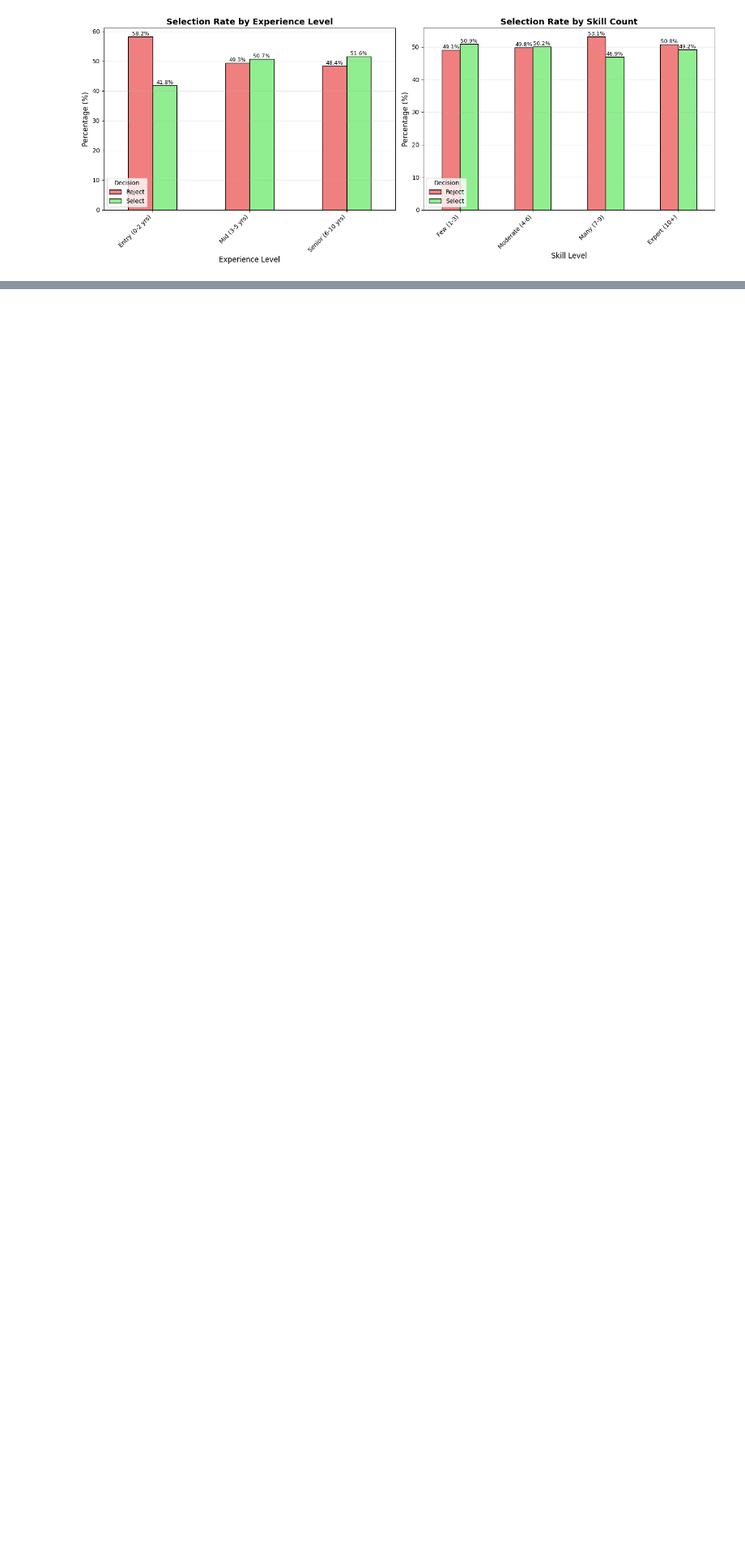
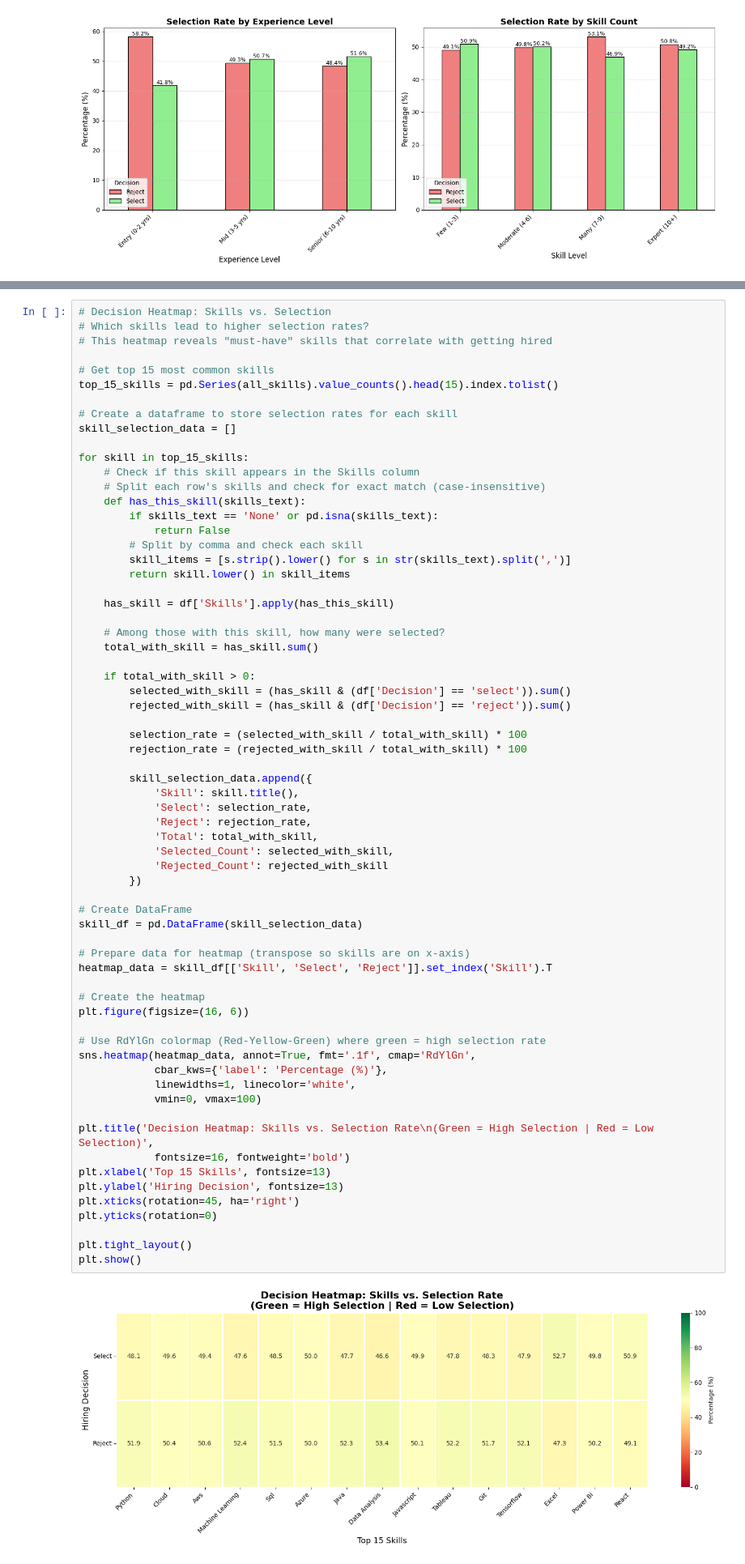
Before and after one commit to jakeleesh/resume-classification, a Jupyter notebook: resume_classification.ipynb, the cells around one changed output, grey strips where cells are left out. Shown at 81% size. Saved outputs shown, nothing was run; the diff lists cells and outputs as text; blank space fills up the shorter version.

Commit message:
feat: Create heatmap to see what skills increase chances of selection

```diff
--- a/resume_classification.ipynb
+++ b/resume_classification.ipynb
@@ -513,0 +515,68 @@ plt.show()
+# %%
+# Decision Heatmap: Skills vs. Selection
+# Which skills lead to higher selection rates?
+# This heatmap reveals "must-have" skills that correlate with getting hired
+
+# Get top 15 most common skills
+top_15_skills = pd.Series(all_skills).value_counts().head(15).index.tolist()
+
+# Create a dataframe to store selection rates for each skill
+skill_selection_data = []
+
+for skill in top_15_skills:
+    # Check if this skill appears in the Skills column
+    # Split each row's skills and check for exact match (case-insensitive)
+    def has_this_skill(skills_text):
+        if skills_text == 'None' or pd.isna(skills_text):
+            return False
+        # Split by comma and check each skill
+        skill_items = [s.strip().lower() for s in str(skills_text).split(',')]
+        return skill.lower() in skill_items
+
+    has_skill = df['Skills'].apply(has_this_skill)
+
+    # Among those with this skill, how many were selected?
+    total_with_skill = has_skill.sum()
+
+    if total_with_skill > 0:
+        selected_with_skill = (has_skill & (df['Decision'] == 'select')).sum()
+        rejected_with_skill = (has_skill & (df['Decision'] == 'reject')).sum()
+
+        selection_rate = (selected_with_skill / total_with_skill) * 100
+        rejection_rate = (rejected_with_skill / total_with_skill) * 100
+
+        skill_selection_data.append({
+            'Skill': skill.title(),
+            'Select': selection_rate,
+            'Reject': rejection_rate,
+            'Total': total_with_skill,
+            'Selected_Count': selected_with_skill,
+            'Rejected_Count': rejected_with_skill
+        })
+
+# Create DataFrame
+skill_df = pd.DataFrame(skill_selection_data)
+
+# Prepare data for heatmap (transpose so skills are on x-axis)
+heatmap_data = skill_df[['Skill', 'Select', 'Reject']].set_index('Skill').T
+
+# Create the heatmap
+plt.figure(figsize=(16, 6))
+
+# Use RdYlGn colormap (Red-Yellow-Green) where green = high selection rate
+sns.heatmap(heatmap_data, annot=True, fmt='.1f', cmap='RdYlGn',
+            cbar_kws={'label': 'Percentage (%)'},
+            linewidths=1, linecolor='white',
+            vmin=0, vmax=100)
+
+plt.title('Decision Heatmap: Skills vs. Selection Rate\n(Green = High Selection | Red = Low Selection)',
+            fontsize=16, fontweight='bold')
+plt.xlabel('Top 15 Skills', fontsize=13)
+plt.ylabel('Hiring Decision', fontsize=13)
+plt.xticks(rotation=45, ha='right')
+plt.yticks(rotation=0)
+
+plt.tight_layout()
+plt.show()
+# %% [output]
+[figure, added]
```
Also changed, not shown: parts of 2 cells of this notebook, 2 other files.
